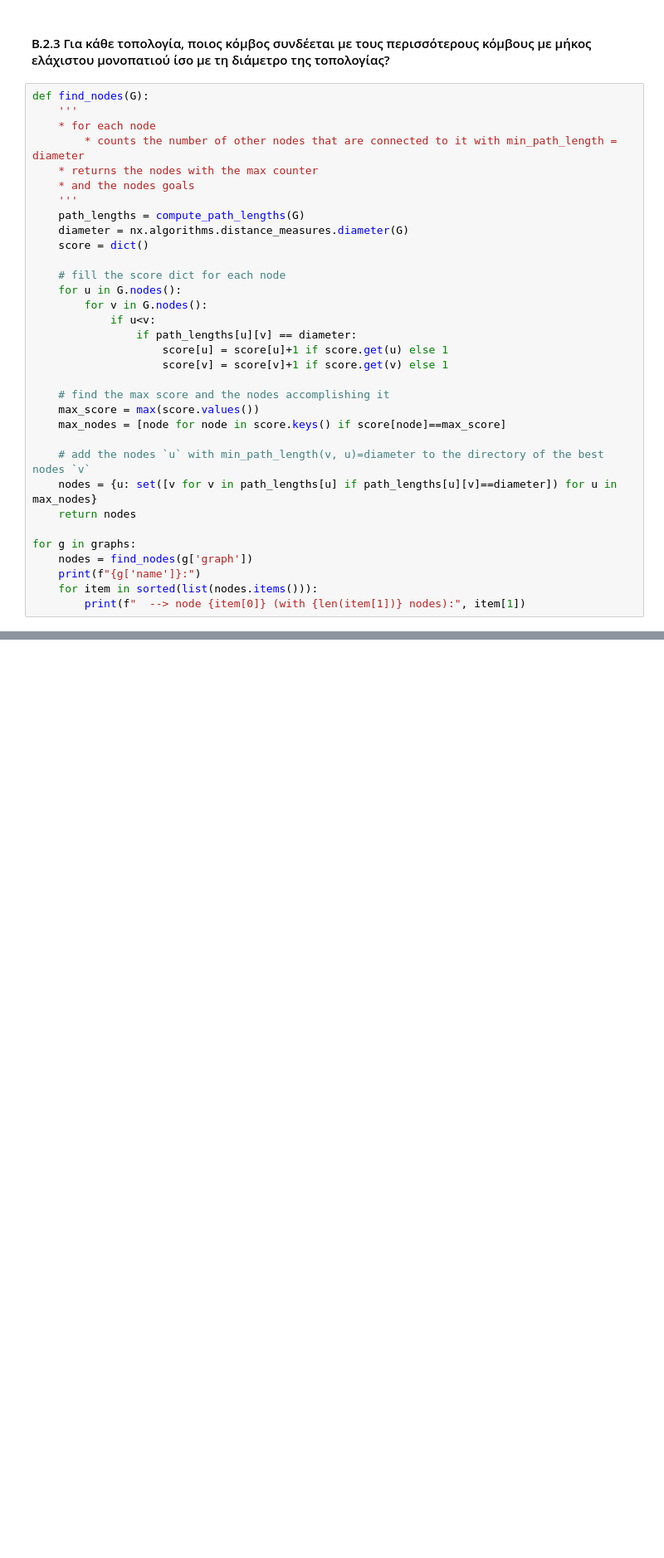
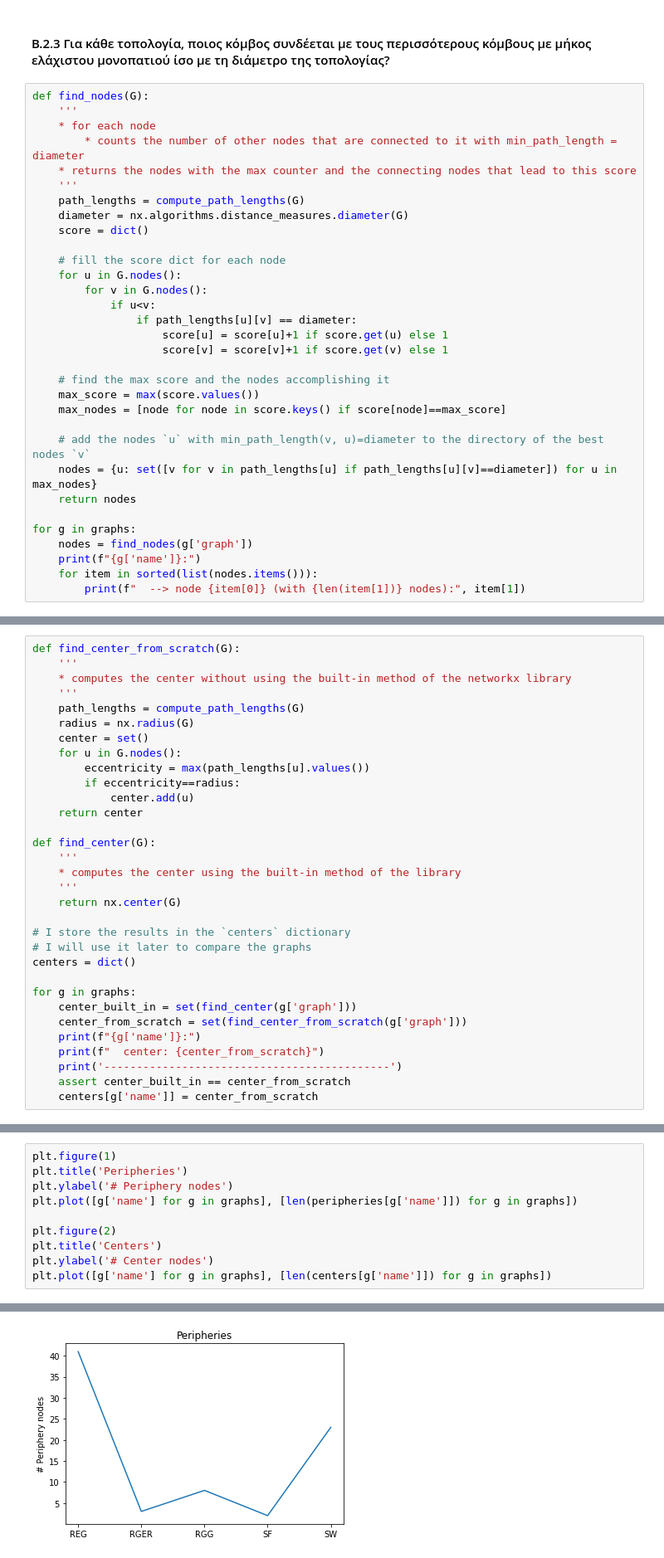
Before and after one commit to John-Atha/social-networks-NTUA, a Jupyter notebook: lab1_student_version.ipynb, the cells around one changed output, grey strips where cells are left out. Shown at 83% size. Saved outputs shown, nothing was run; the diff lists cells and outputs as text; blank space fills up the shorter version.

Commit message:
Add 'periphery' and 'center' exercises

```diff
--- a/lab1_student_version.ipynb
+++ b/lab1_student_version.ipynb
@@ -424,8 +424,7 @@ def find_nodes(G):
     '''
     * for each node
         * counts the number of other nodes that are connected to it with min_path_length = diameter
-    * returns the nodes with the max counter
-    * and the nodes goals
+    * returns the nodes with the max counter and the connecting nodes that lead to this score
     '''
     path_lengths = compute_path_lengths(G)
     diameter = nx.algorithms.distance_measures.diameter(G)
@@ -482,0 +526,32 @@ def find_center(G):
+# %%
+def find_center_from_scratch(G):
+    '''
+    * computes the center without using the built-in method of the networkx library
+    '''
+    path_lengths = compute_path_lengths(G)
+    radius = nx.radius(G)
+    center = set()
+    for u in G.nodes():
+        eccentricity = max(path_lengths[u].values())
+        if eccentricity==radius:
+            center.add(u)
+    return center
+
+def find_center(G):
+    '''
+    * computes the center using the built-in method of the library
+    '''
+    return nx.center(G)
+
+# I store the results in the `centers` dictionary
+# I will use it later to compare the graphs
+centers = dict()
+
+for g in graphs:
+    center_built_in = set(find_center(g['graph']))
+    center_from_scratch = set(find_center_from_scratch(g['graph']))
+    print(f"{g['name']}:")
+    print(f"  center: {center_from_scratch}")
+    print('--------------------------------------------')
+    assert center_built_in == center_from_scratch
+    centers[g['name']] = center_from_scratch
@@ -482,0 +578,11 @@ def find_center(G):
+# %%
+plt.figure(1)
+plt.title('Peripheries')
+plt.ylabel('# Periphery nodes')
+plt.plot([g['name'] for g in graphs], [len(peripheries[g['name']]) for g in graphs])
+
+plt.figure(2)
+plt.title('Centers')
+plt.ylabel('# Center nodes')
+plt.plot([g['name'] for g in graphs], [len(centers[g['name']]) for g in graphs])
+# %% [output]
@@ -482,0 +590 @@ def find_center(G):
+[figure, added]
```
Also changed, not shown: parts of 12 cells of this notebook.
